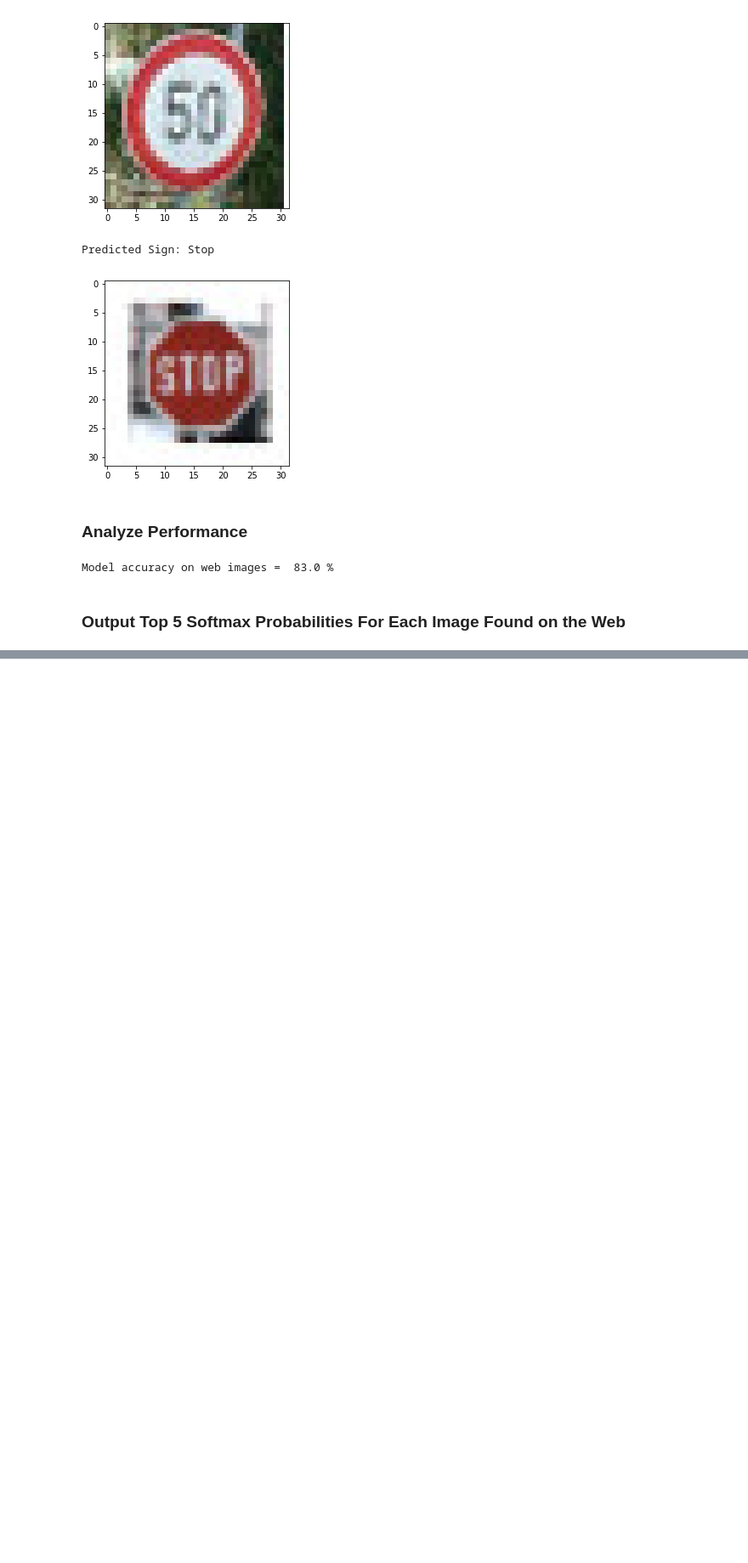
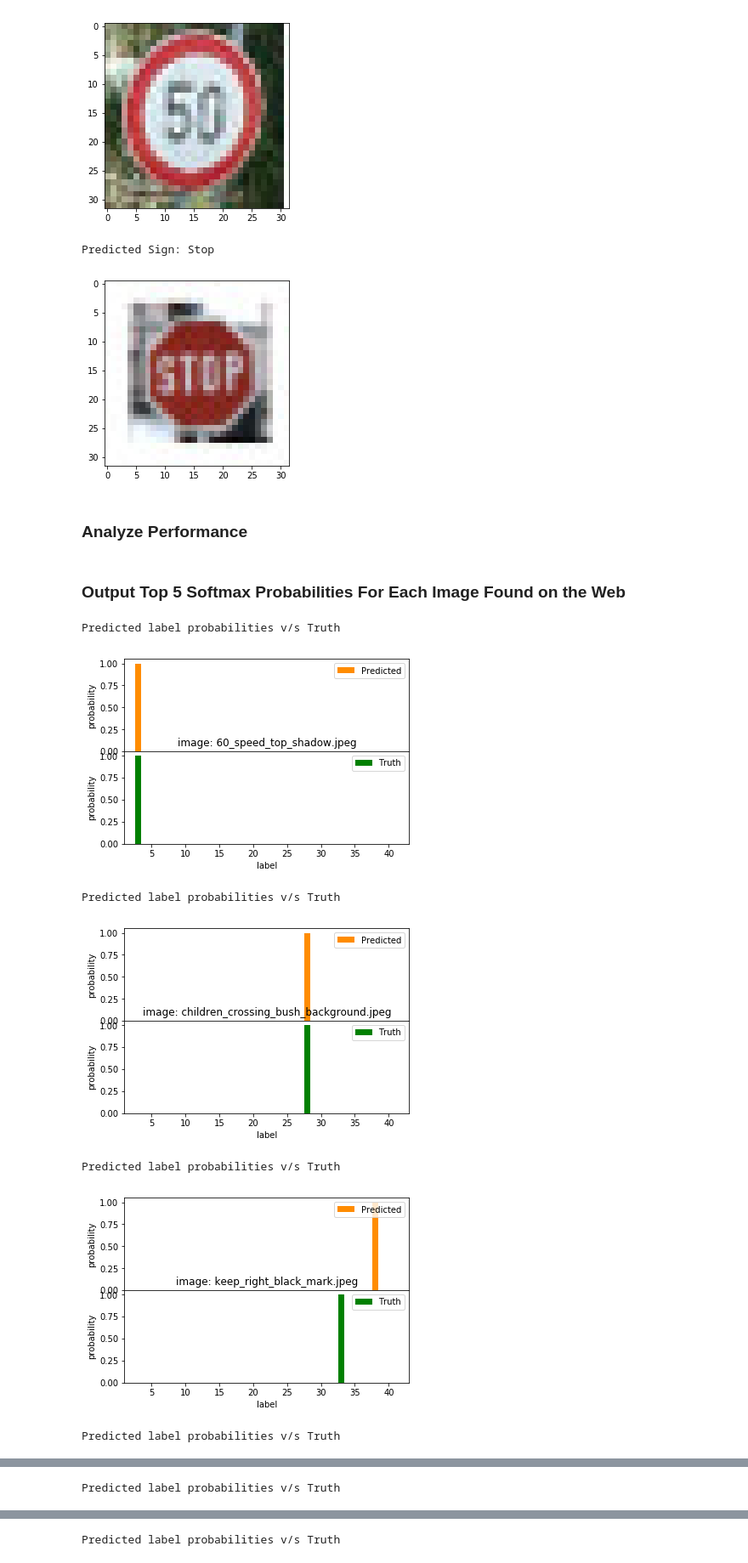
Before and after one commit to a-d-i/TrafficSignClassifier, a Jupyter notebook: Traffic_Sign_Classifier.ipynb, the cells around one changed output, grey strips where cells are left out. Shown: that part at 85% size. Saved outputs shown, nothing was run; the diff lists cells and outputs as text; code cells hidden in the pictures; blank space fills up the shorter version.

```diff
--- a/Traffic_Sign_Classifier.ipynb
+++ b/Traffic_Sign_Classifier.ipynb
@@ -449,3 +449,10 @@ def estimate(X_data):
     prediction = sess.run(predict_operation, feed_dict={x: X_data })
     top5 = sess.run(top5_operation, feed_dict={x: X_data})
     return prediction, top5
+# %%
+y_web = [3,28,33,23,2,14]
+with tf.Session() as sess:
+    saver.restore(sess, tf.train.latest_checkpoint('.'))
+
+    test_accuracy = evaluate(X_web_test, y_web)
+    print("Web Test Accuracy on training set = {:.3f}".format(test_accuracy))
@@ -475,14 +485,32 @@ Predicted Sign: Stop
 [figure]
 # %% [markdown]
 ### Analyze Performance
-# %%
-### Calculate the accuracy for these 5 new images.
-### For example, if the model predicted 1 out of 5 signs correctly, it's 20% accurate on these new images.
-
-n_total_web_images = 6
-n_correct_classified = 5
-print ("Model accuracy on web images = ", 100 * np.round(n_correct_classified/n_total_web_images, 2), "%")
-# %% [output]
-Model accuracy on web images =  83.0 %
 # %% [markdown]
 ### Output Top 5 Softmax Probabilities For Each Image Found on the Web
+# %%
+for i in range(6):
+    print ("Predicted label probabilities v/s Truth")
+    f, ax = plt.subplots(2, sharex='col',sharey='row')
+
+    ax[0].bar(top5.indices[i], top5.values[i], color='darkorange', label='Predicted')
+    ax[0].legend(loc='upper right')
+    ax[0].set_ylabel('probability')
+
+    ax[1].bar(y_web[i], 1, color='green', label='Truth')
+    ax[1].legend(loc='upper right')
+
+    ax[1].set_xlabel('label')
+    ax[1].set_ylabel('probability')
+    ax[1].set_title("image: " + web_test_files[i])
+
+    plt.xlim(1,43)
+    plt.subplots_adjust(hspace=0)
+    plt.show()
+# %% [output]
+Predicted label probabilities v/s Truth
+[figure, added]
+Predicted label probabilities v/s Truth
+[figure, added]
+Predicted label probabilities v/s Truth
+[figure, added]
+Predicted label probabilities v/s Truth
@@ -488,0 +518 @@ Model accuracy on web images =  83.0 %
+Predicted label probabilities v/s Truth
@@ -488,0 +520 @@ Model accuracy on web images =  83.0 %
+Predicted label probabilities v/s Truth
```
Also changed, not shown: parts of 20 cells of this notebook.
